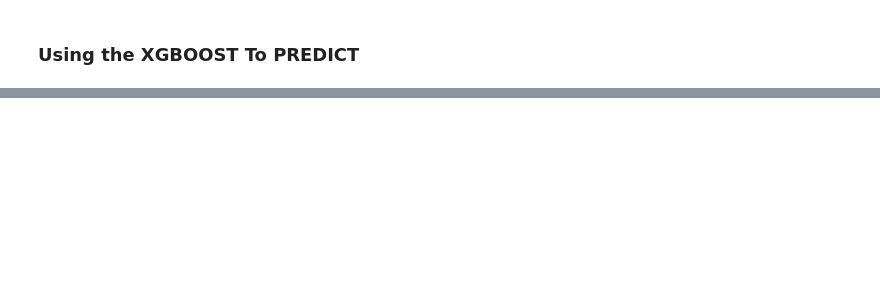
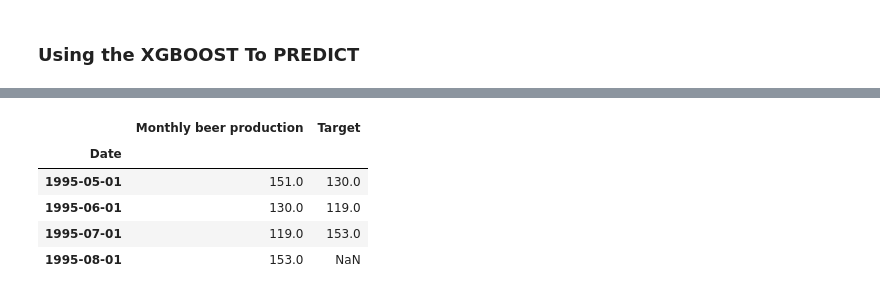
Before and after one commit to JudsonMorgan/Monthly-beer-production, a Jupyter notebook: monthly-beer-production.ipynb, the cells around one changed output, grey strips where cells are left out. Cells and saved outputs as stored; diff of their text form; code cells hidden in the pictures; blank space fills up the shorter version.

```diff
--- a/monthly-beer-production.ipynb
+++ b/monthly-beer-production.ipynb
@@ -335,0 +399,10 @@ data[['Monthly beer production', 'EWMA']].iloc[:100].plot()
+# %%
+validation_data['Target'] = validation_data['Monthly beer production'].shift(-1)
+validation_data
+# %% [output]
+|  | Monthly beer production | Target |
+| Date |  |  |
+| 1995-05-01 | 151.0 | 130.0 |
+| 1995-06-01 | 130.0 | 119.0 |
+| 1995-07-01 | 119.0 | 153.0 |
+| 1995-08-01 | 153.0 | NaN |
```
Also changed, not shown: parts of 13 cells of this notebook.
